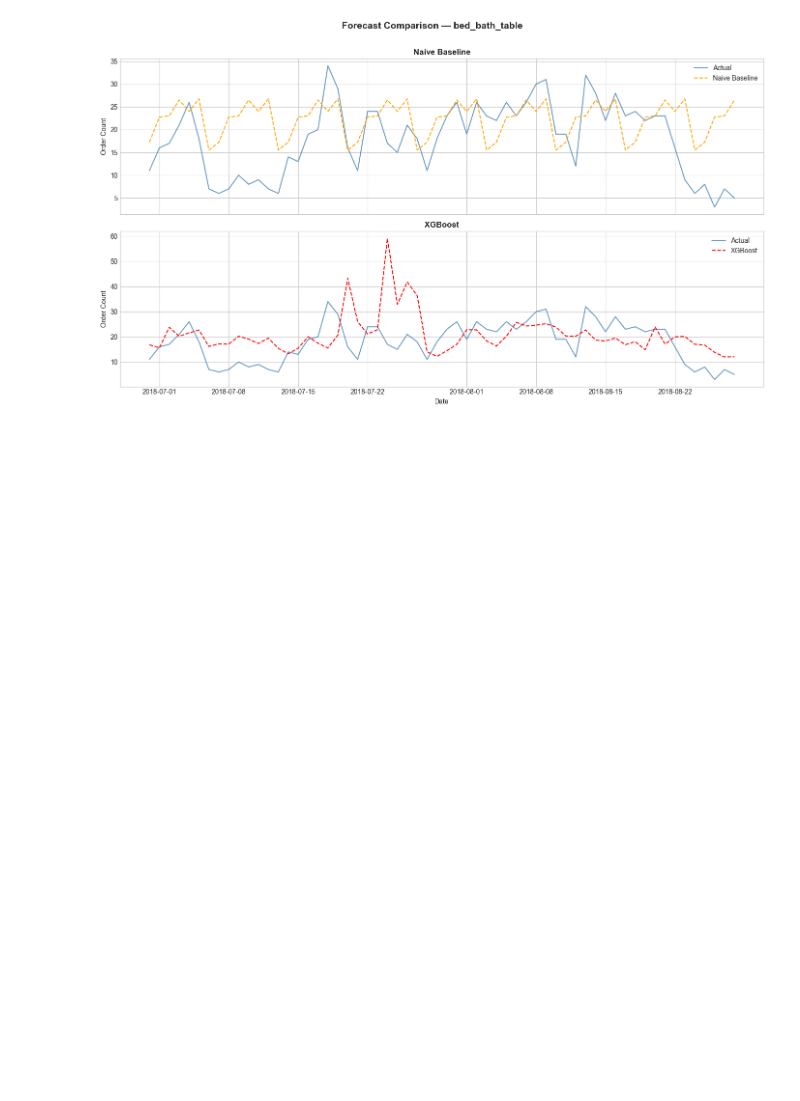
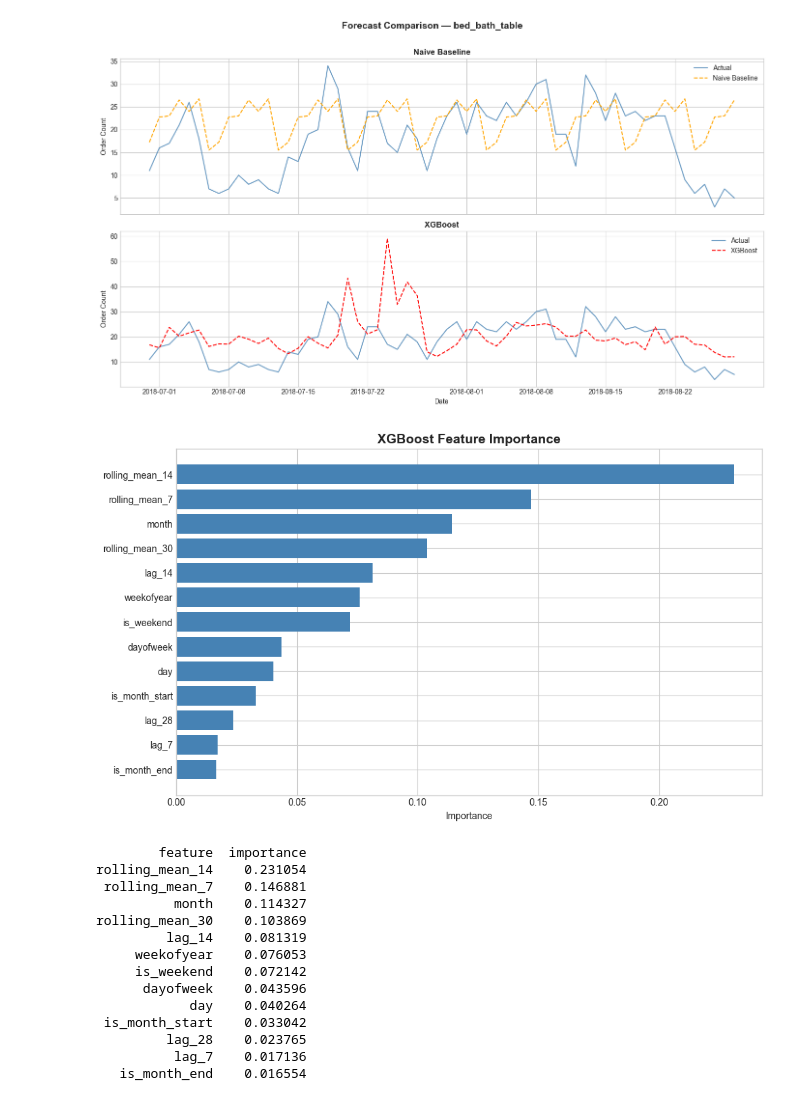
Before and after one commit to ammarzaki1608/demand-forecasting-malaysia, a Jupyter notebook: notebooks/02_forecasting.ipynb, the cells around one changed output. Cells and saved outputs as stored; diff of their text form; code cells hidden in the pictures; blank space fills up the shorter version.

Commit message:
Complete model comparison with baseline and XGBoost

```diff
--- a/notebooks/02_forecasting.ipynb
+++ b/notebooks/02_forecasting.ipynb
@@ -260,3 +260,38 @@ plt.savefig('../output/model_comparison.png', dpi=150, bbox_inches='tight')
 plt.show()
 # %% [output]
 [figure]
+# %%
+# FEATURE IMPORTANCE (UNDERSTANDING WHAT XGBOOST IS USING)
+
+# What feature matter most?
+importance = pd.DataFrame({
+    'feature': feature_cols,
+    'importance': model_xgb.feature_importances_
+}).sort_values('importance', ascending=False)
+
+fig, ax = plt.subplots(figsize=(10, 6))
+ax.barh(importance['feature'], importance['importance'], color='steelblue')
+ax.set_title('XGBoost Feature Importance', fontsize=14, fontweight='bold')
+ax.set_xlabel('Importance')
+ax.invert_yaxis()
+plt.tight_layout()
+plt.savefig('../output/feature_importance.png', dpi=150, bbox_inches='tight')
+plt.show()
+
+print(importance.to_string(index=False))
+# %% [output]
+[figure, added]
+        feature  importance
+rolling_mean_14    0.231054
+ rolling_mean_7    0.146881
+          month    0.114327
+rolling_mean_30    0.103869
+         lag_14    0.081319
+     weekofyear    0.076053
+     is_weekend    0.072142
+      dayofweek    0.043596
+            day    0.040264
+ is_month_start    0.033042
+         lag_28    0.023765
+          lag_7    0.017136
+   is_month_end    0.016554
```
Also changed, not shown: parts of 1 cell of this notebook, 1 other file.
